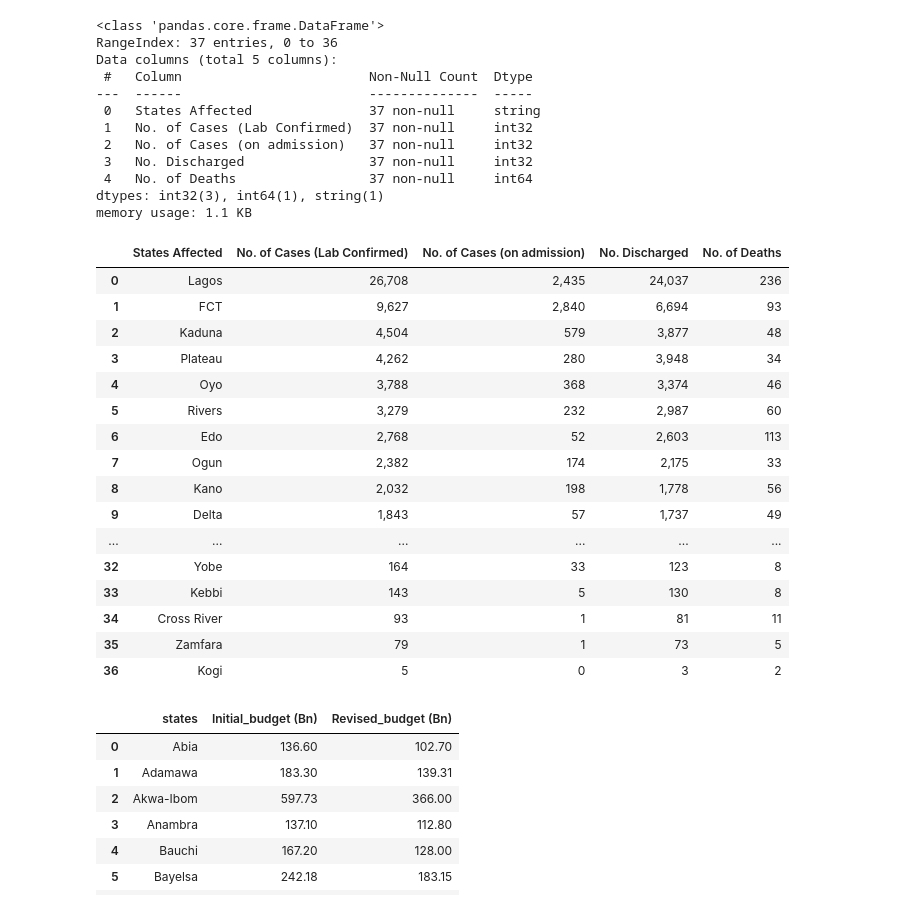
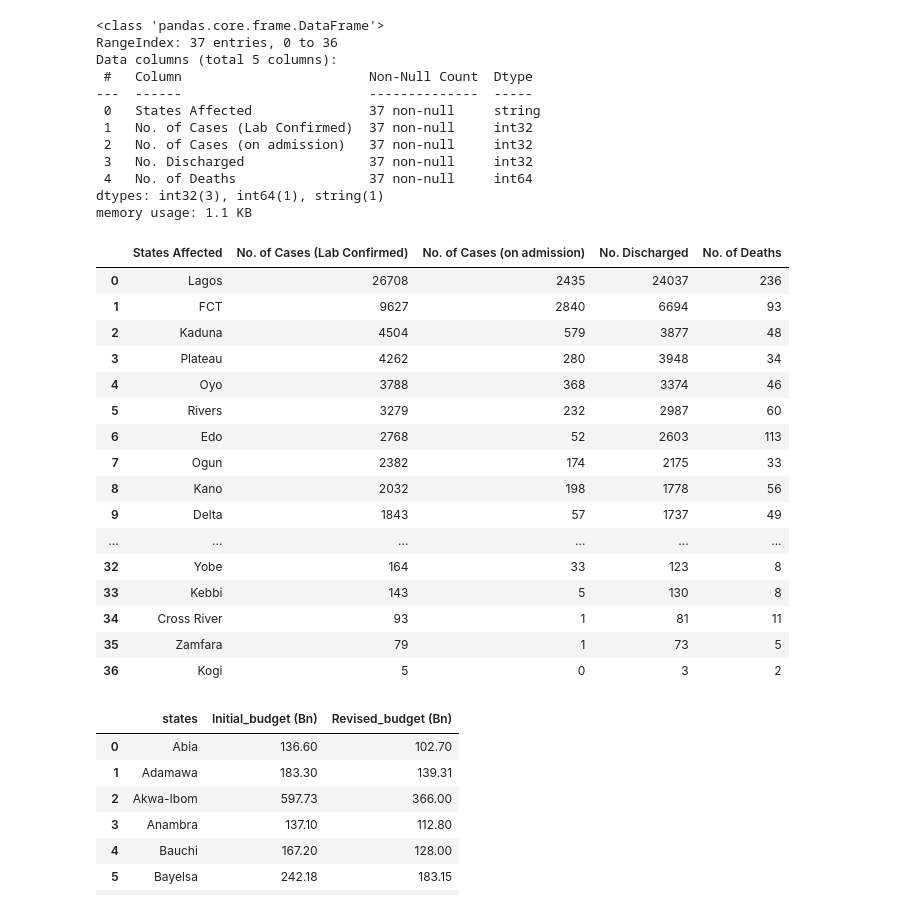
Before and after one commit to Ustacky-dev/Nigeria-COVID-19-Data-Analysis-Using-Python, a Jupyter notebook: My_Capstone Project-Copy1.ipynb, the cells around one changed output. Cells and saved outputs as stored; diff of their text form; code cells hidden in the pictures.

```diff
--- a/My_Capstone Project-Copy1.ipynb
+++ b/My_Capstone Project-Copy1.ipynb
@@ -284,13 +290,13 @@ dfdf
 | 36 | Kogi | 5 | 0 | 3 | 2 |
 # %%
 #Delete column with o value
-dfdf = dfdf.loc[:, (dfdf != 0).any(axis=0)]
+dfCovidNig = dfCovidNig.loc[:, (dfCovidNig != 0).any(axis=0)]
 # %%
 #drop null value: NA
-dfdf = dfdf.dropna(axis=1)
+dfCovidNig = dfCovidNig.dropna(axis=1)
 # %%
 #convert to string
-dfdf[['States Affected']] = dfdf[['States Affected']].astype("string")
+dfCovidNig[['States Affected']] = dfCovidNig[['States Affected']].astype("string")
 # %%
-dfdf[['No. of Cases (Lab Confirmed)', 'No. of Cases (on admission)', 'No. Discharged']] = dfdf[['No. of Cases (Lab Confirmed)', 'No. of Cases (on admission)', 'No. Discharged']].replace(',', '', regex=True).astype(int)
+dfCovidNig[['No. of Cases (Lab Confirmed)', 'No. of Cases (on admission)', 'No. Discharged']] = dfCovidNig[['No. of Cases (Lab Confirmed)', 'No. of Cases (on admission)', 'No. Discharged']].replace(',', '', regex=True).astype(int)
 # %%
@@ -309,19 +315,19 @@ Data columns (total 5 columns):
 dtypes: int32(3), int64(1), string(1)
 memory usage: 1.1 KB
 # %%
-dfdf
+dfCovidNig
 # %% [output]
 |  | States Affected | No. of Cases (Lab Confirmed) | No. of Cases (on admission) | No. Discharged | No. of Deaths |
-| 0 | Lagos | 26,708 | 2,435 | 24,037 | 236 |
-| 1 | FCT | 9,627 | 2,840 | 6,694 | 93 |
-| 2 | Kaduna | 4,504 | 579 | 3,877 | 48 |
-| 3 | Plateau | 4,262 | 280 | 3,948 | 34 |
-| 4 | Oyo | 3,788 | 368 | 3,374 | 46 |
-| 5 | Rivers | 3,279 | 232 | 2,987 | 60 |
-| 6 | Edo | 2,768 | 52 | 2,603 | 113 |
-| 7 | Ogun | 2,382 | 174 | 2,175 | 33 |
-| 8 | Kano | 2,032 | 198 | 1,778 | 56 |
-| 9 | Delta | 1,843 | 57 | 1,737 | 49 |
+| 0 | Lagos | 26708 | 2435 | 24037 | 236 |
+| 1 | FCT | 9627 | 2840 | 6694 | 93 |
+| 2 | Kaduna | 4504 | 579 | 3877 | 48 |
+| 3 | Plateau | 4262 | 280 | 3948 | 34 |
+| 4 | Oyo | 3788 | 368 | 3374 | 46 |
+| 5 | Rivers | 3279 | 232 | 2987 | 60 |
+| 6 | Edo | 2768 | 52 | 2603 | 113 |
+| 7 | Ogun | 2382 | 174 | 2175 | 33 |
+| 8 | Kano | 2032 | 198 | 1778 | 56 |
+| 9 | Delta | 1843 | 57 | 1737 | 49 |
 | ... | ... | ... | ... | ... | ... |
 | 32 | Yobe | 164 | 33 | 123 | 8 |
 | 33 | Kebbi | 143 | 5 | 130 | 8 |
```
Also changed, not shown: parts of 52 cells of this notebook.
